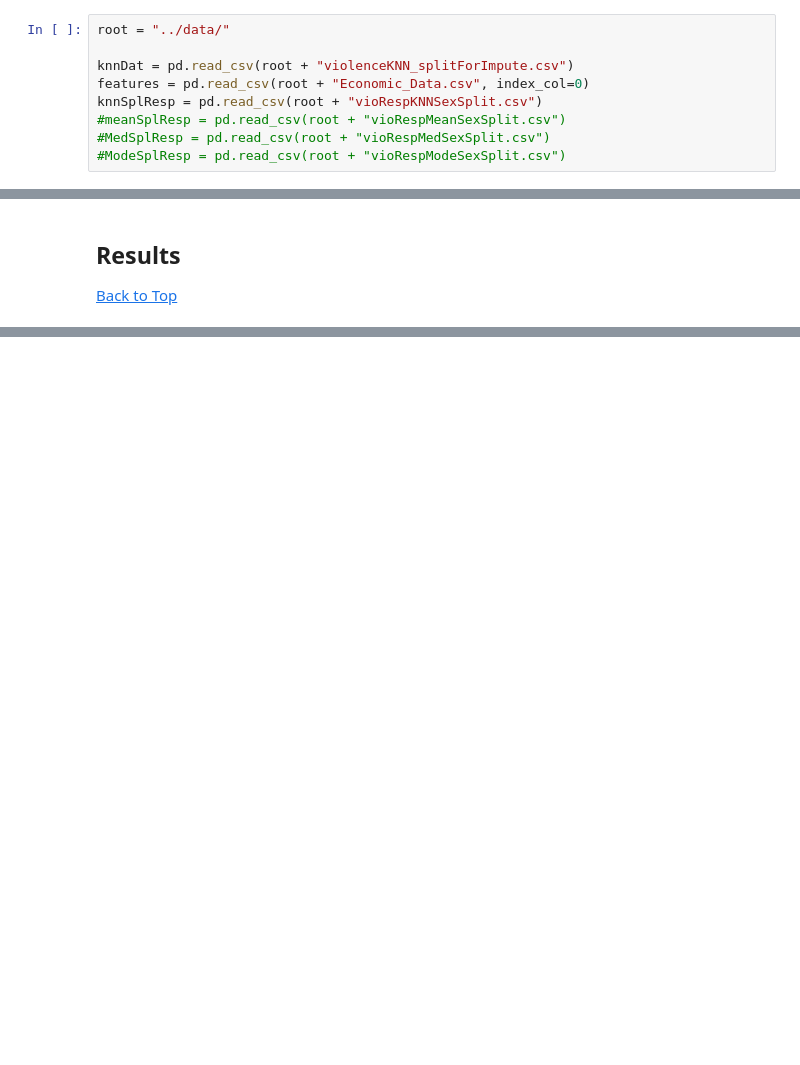
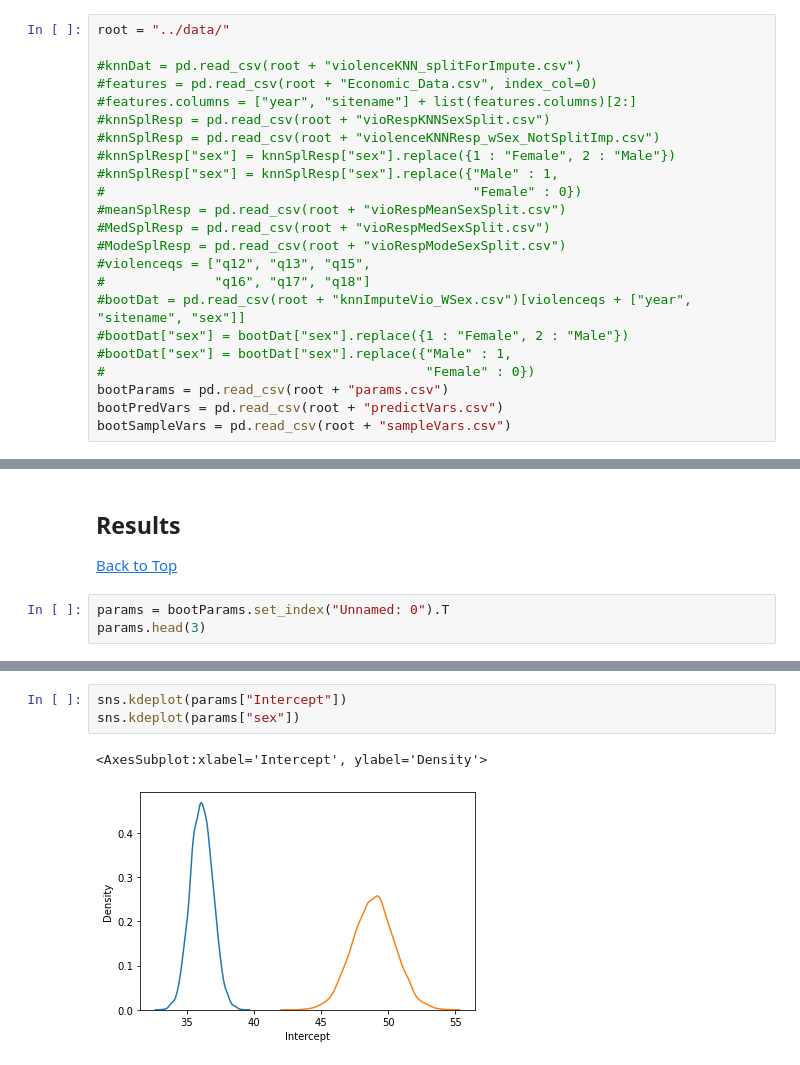
Before and after one commit to brodyee/STATS501_project, a Jupyter notebook: code/Analysis.ipynb, the cells around one changed output, grey strips where cells are left out. Cells and saved outputs as stored; diff of their text form; blank space fills up the shorter version.

```diff
--- a/code/Analysis.ipynb
+++ b/code/Analysis.ipynb
@@ -27,9 +30,23 @@ from itertools import combinations
 # %%
 root = "../data/"
 
-knnDat = pd.read_csv(root + "violenceKNN_splitForImpute.csv")
-features = pd.read_csv(root + "Economic_Data.csv", index_col=0)
-knnSplResp = pd.read_csv(root + "vioRespKNNSexSplit.csv")
+#knnDat = pd.read_csv(root + "violenceKNN_splitForImpute.csv")
+#features = pd.read_csv(root + "Economic_Data.csv", index_col=0)
+#features.columns = ["year", "sitename"] + list(features.columns)[2:]
+#knnSplResp = pd.read_csv(root + "vioRespKNNSexSplit.csv")
+#knnSplResp = pd.read_csv(root + "violenceKNNResp_wSex_NotSplitImp.csv")
+#knnSplResp["sex"] = knnSplResp["sex"].replace({1 : "Female", 2 : "Male"})
+#knnSplResp["sex"] = knnSplResp["sex"].replace({"Male" : 1,
+#                                               "Female" : 0})
 #meanSplResp = pd.read_csv(root + "vioRespMeanSexSplit.csv")
 #MedSplResp = pd.read_csv(root + "vioRespMedSexSplit.csv")
 #ModeSplResp = pd.read_csv(root + "vioRespModeSexSplit.csv")
+#violenceqs = ["q12", "q13", "q15",
+#              "q16", "q17", "q18"]
+#bootDat = pd.read_csv(root + "knnImputeVio_WSex.csv")[violenceqs + ["year", "sitename", "sex"]]
+#bootDat["sex"] = bootDat["sex"].replace({1 : "Female", 2 : "Male"})
+#bootDat["sex"] = bootDat["sex"].replace({"Male" : 1,
+#                                         "Female" : 0})
+bootParams = pd.read_csv(root + "params.csv")
+bootPredVars = pd.read_csv(root + "predictVars.csv")
+bootSampleVars = pd.read_csv(root + "sampleVars.csv")
@@ -669,3 +968,6 @@ CrossValMSE("violenceScore ~ UnemploymentRate + year", "sitename", 2, knnDat)
 # %% [markdown]
 ## Results
 [Back to Top](#Table-of-Contents)
+# %%
+params = bootParams.set_index("Unnamed: 0").T
+params.head(3)
@@ -671,0 +979,6 @@ CrossValMSE("violenceScore ~ UnemploymentRate + year", "sitename", 2, knnDat)
+# %%
+sns.kdeplot(params["Intercept"])
+sns.kdeplot(params["sex"])
+# %% [output]
+<AxesSubplot:xlabel='Intercept', ylabel='Density'>
+[figure, added]
```
Also changed, not shown: parts of 43 cells of this notebook, 7 other files.
